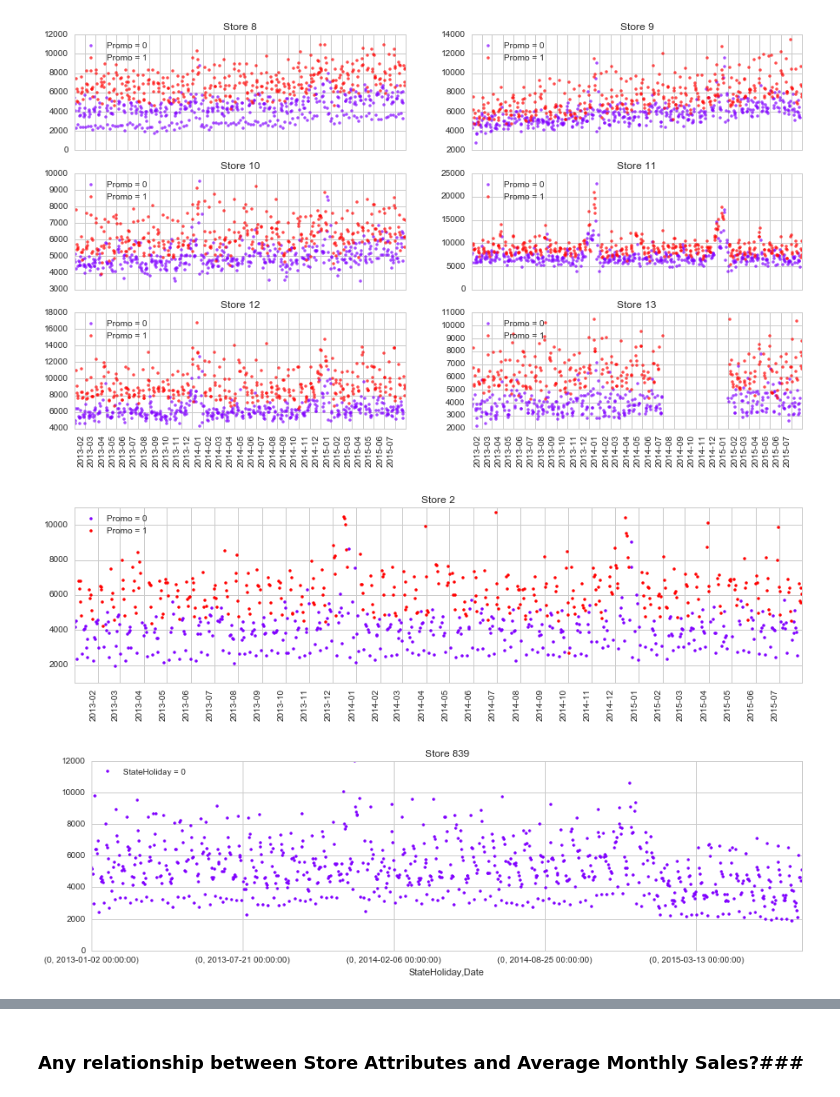
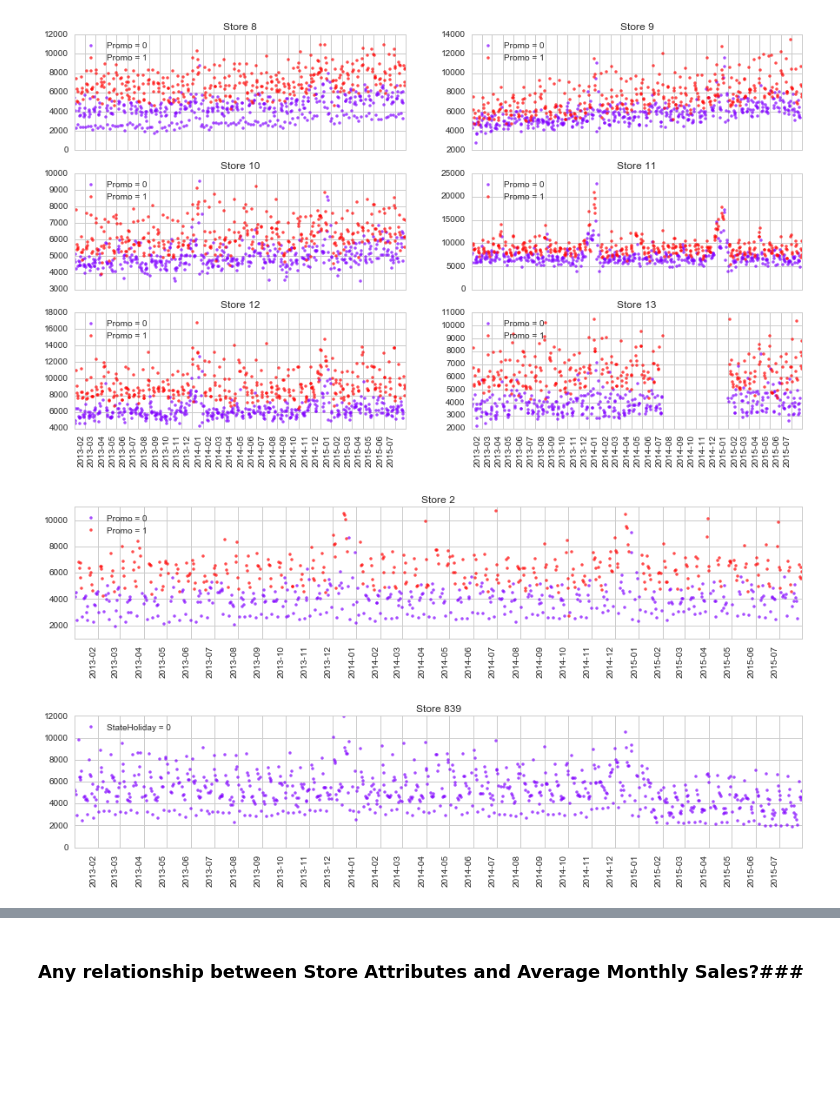
Before and after one commit to rocket-ron/kaggle, a Jupyter notebook: rossman/Exploratory_3.ipynb, the cells around one changed output, grey strips where cells are left out. Cells and saved outputs as stored; diff of their text form; code cells hidden in the pictures; blank space fills up the shorter version.

```diff
--- a/rossman/Exploratory_3.ipynb
+++ b/rossman/Exploratory_3.ipynb
@@ -14,9 +14,9 @@ sns.set_style('whitegrid')
 %matplotlib inline
 # %%
 # get rossmann, store, & test csv files as a DataFrame
-train_df  = pd.read_csv("../input/train.csv")
-store_df     = pd.read_csv("../input/store.csv")
-test_df      = pd.read_csv("../input/test.csv")
+train_df  = pd.read_csv("train.csv", parse_dates = ['Date'])
+store_df     = pd.read_csv("store.csv")
+test_df      = pd.read_csv("test.csv", parse_dates = ['Date'])
 # %% [markdown]
 ### Basic review ###
 # %%
@@ -212,10 +235,6 @@ print pd.unique(train_df.StateHoliday)
 ['0' 'a' 'b' 'c']
 # %% [markdown]
 Other tasks
-# %%
-# Convert the date column in train and test data
-train_df['Date'] = pd.to_datetime(train_df['Date'], format="%Y-%m-%d")
-test_df['Date'] = pd.to_datetime(test_df['Date'], format="%Y-%m-%d")
 # %%
 # Keep only records where the store is open
 train_df = train_df[train_df['Open'] == 1]
@@ -315,6 +334,7 @@ def PlotAvgSalesByGroup(group, storeId=None, dim=None, daily=False, marker='o',
     else:
         stores = [storeId]
 
+    # dim controls the subplots layout
     if dim is None:
         dim = [1, len(stores)]
 
@@ -337,8 +357,13 @@ def PlotAvgSalesByGroup(group, storeId=None, dim=None, daily=False, marker='o',
         labels = []
 
         if not daily:
+            # Do monthly plot
+
+            # Generate monthly data
             monthly_data = train_df_by_group.resample('M', how='mean')
 
+            # Note: train_df_by_group has a MultiIndex
+            # Details: http://pandas.pydata.org/pandas-docs/stable/advanced.html
             for groupItem, c in zip(train_df_by_group.groups.keys(), colors):
                 # Note: Here we use .loc instead of .ix, otherwise will have problem if groupItem is an integer, as
                 #       df.ix[[0]] will give you the first row instead of the first level of a multi-index df
@@ -351,11 +376,14 @@ def PlotAvgSalesByGroup(group, storeId=None, dim=None, daily=False, marker='o',
             axis.set_xticks(range(len(dateRange)))
             axis.set_xticklabels(["%d-%02d" % (x.year, x.month) for x in dateRange], rotation=90)
         else:
-            for groupItem, c in zip(train_df_by_group.groups.keys(), colors):
-                d = train_df_by_group.get_group(groupItem).sort_index()
+            # Daily plot
+            for g, c in zip(train_df_by_group, colors):
+                # g[0] = name of the group
+                # g[1] = dataFrame holding that group
+                d = g[1].sort_index()
                 ax = axis.plot_date(x=d.index.tolist(), y=d['Sales'].tolist(), color=c, marker=marker,
                                     alpha=alpha, **kwargs)
-                labels.append(str(group) + " = " + str(groupItem))
+                labels.append(str(group) + " = " + str(g[0]))
 
             axis.xaxis.set_major_locator(MonthLocator(range(1, 13), bymonthday=1, interval=1))
             axis.xaxis.set_major_formatter(mdates.DateFormatter('%Y-%m'))
@@ -388,11 +418,11 @@ PlotAvgSalesByGroup('Promo', storeId=range(8,14), dim=[3,2], marker='.',daily=Tr
 # %% [output]
 [figure]
 # %%
-PlotAvgSalesByGroup('Promo', store=2, marker='.',daily=True, linestyle='None')
+PlotAvgSalesByGroup('Promo', storeId=2, marker='.',daily=True, linestyle='None')
 # %% [output]
-[figure, old version]
+[figure, new version]
 # %%
-PlotAvgSalesByGroup('StateHoliday', store=839, marker='.',daily=True, linestyle='None')
+PlotAvgSalesByGroup('StateHoliday', storeId=839, marker='.',daily=True, linestyle='None')
 # %% [output]
-[figure, old version]
+[figure, new version]
 # %%
```
Also changed, not shown: parts of 10 cells of this notebook.
